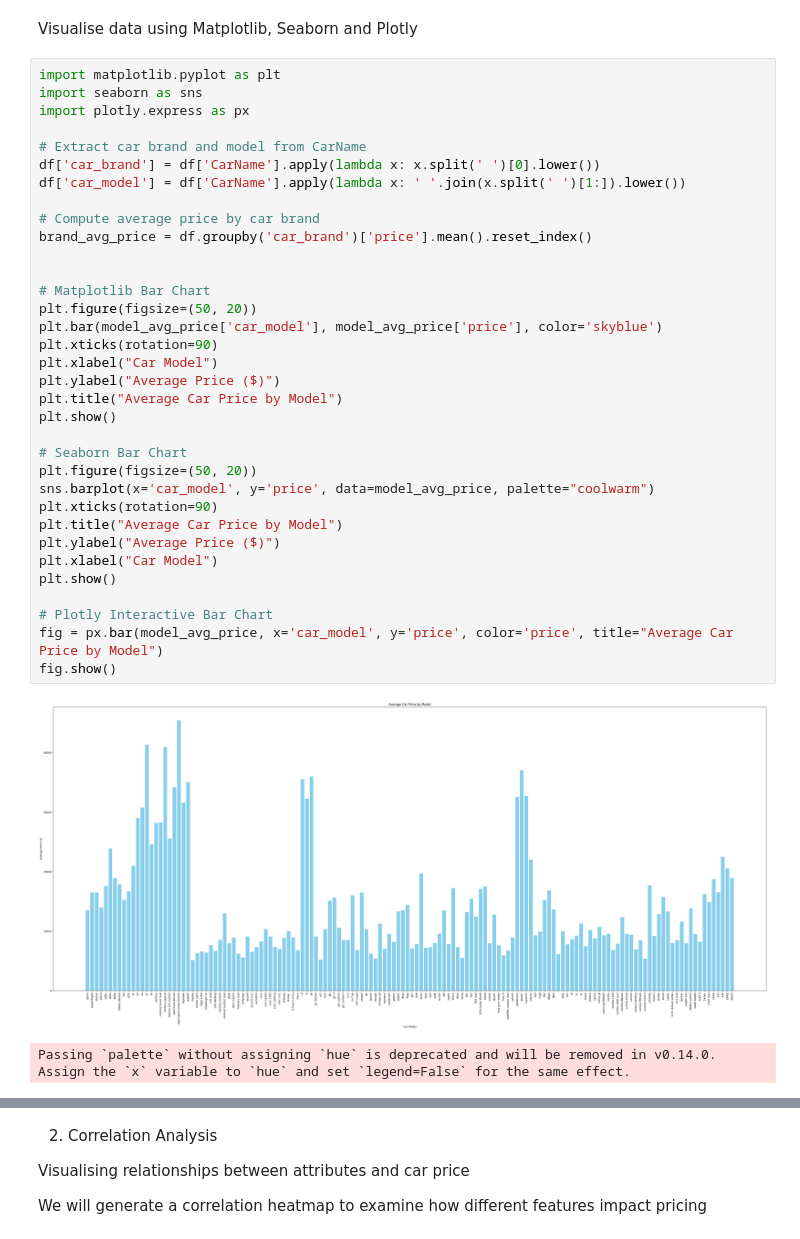
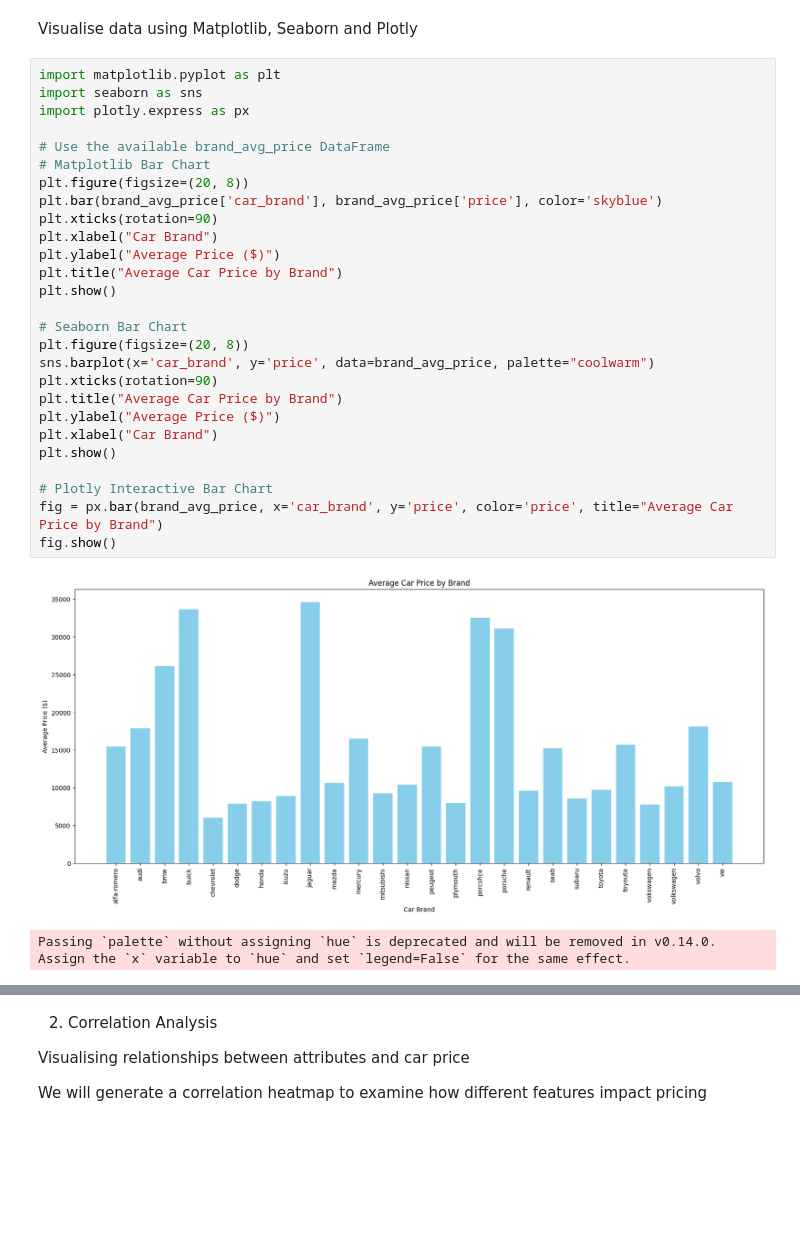
Before and after one commit to Betram-91/Hackathon-Car-Price-Analysis, a Jupyter notebook: jupyter_notebooks/Notebook_Template.ipynb, the cells around one changed output, grey strips where cells are left out. Cells and saved outputs as stored; diff of their text form; blank space fills up the shorter version.

```diff
--- a/jupyter_notebooks/Notebook_Template.ipynb
+++ b/jupyter_notebooks/Notebook_Template.ipynb
@@ -167,37 +422,30 @@ Visualise data using Matplotlib, Seaborn and Plotly
 # %%
 import matplotlib.pyplot as plt
 import seaborn as sns
 import plotly.express as px
 
-# Extract car brand and model from CarName
-df['car_brand'] = df['CarName'].apply(lambda x: x.split(' ')[0].lower())
-df['car_model'] = df['CarName'].apply(lambda x: ' '.join(x.split(' ')[1:]).lower())
-
-# Compute average price by car brand
-brand_avg_price = df.groupby('car_brand')['price'].mean().reset_index()
-
-
+# Use the available brand_avg_price DataFrame
 # Matplotlib Bar Chart
-plt.figure(figsize=(50, 20))
-plt.bar(model_avg_price['car_model'], model_avg_price['price'], color='skyblue')
+plt.figure(figsize=(20, 8))
+plt.bar(brand_avg_price['car_brand'], brand_avg_price['price'], color='skyblue')
 plt.xticks(rotation=90)
-plt.xlabel("Car Model")
+plt.xlabel("Car Brand")
 plt.ylabel("Average Price ($)")
-plt.title("Average Car Price by Model")
+plt.title("Average Car Price by Brand")
 plt.show()
 
 # Seaborn Bar Chart
-plt.figure(figsize=(50, 20))
-sns.barplot(x='car_model', y='price', data=model_avg_price, palette="coolwarm")
+plt.figure(figsize=(20, 8))
+sns.barplot(x='car_brand', y='price', data=brand_avg_price, palette="coolwarm")
 plt.xticks(rotation=90)
-plt.title("Average Car Price by Model")
+plt.title("Average Car Price by Brand")
 plt.ylabel("Average Price ($)")
-plt.xlabel("Car Model")
+plt.xlabel("Car Brand")
 plt.show()
 
 # Plotly Interactive Bar Chart
-fig = px.bar(model_avg_price, x='car_model', y='price', color='price', title="Average Car Price by Model")
+fig = px.bar(brand_avg_price, x='car_brand', y='price', color='price', title="Average Car Price by Brand")
 fig.show()
 # %% [output]
-[figure, old version]
+[figure, new version]
 Passing `palette` without assigning `hue` is deprecated and will be removed in v0.14.0. Assign the `x` variable to `hue` and set `legend=False` for the same effect.
```
Also changed, not shown: parts of 47 cells of this notebook, 1 other file.
